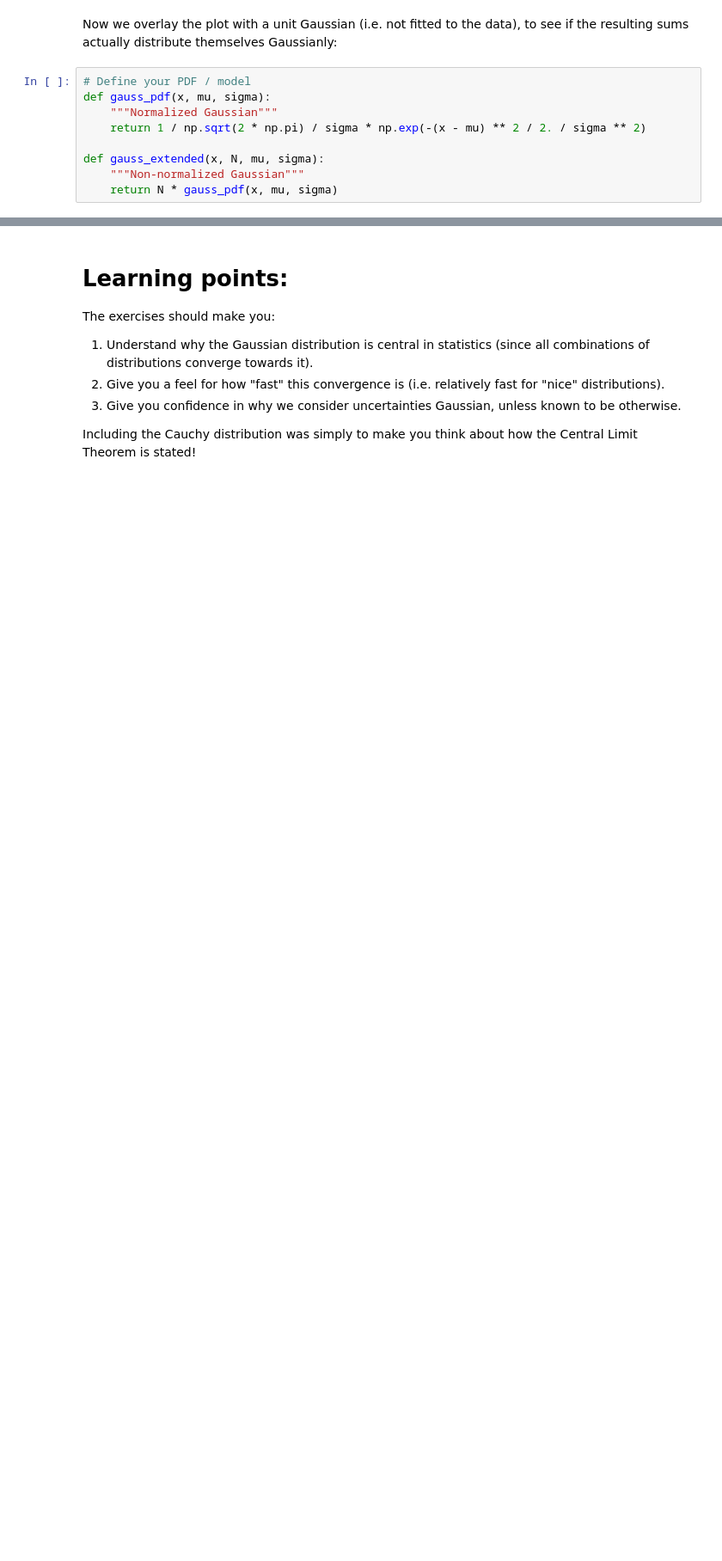
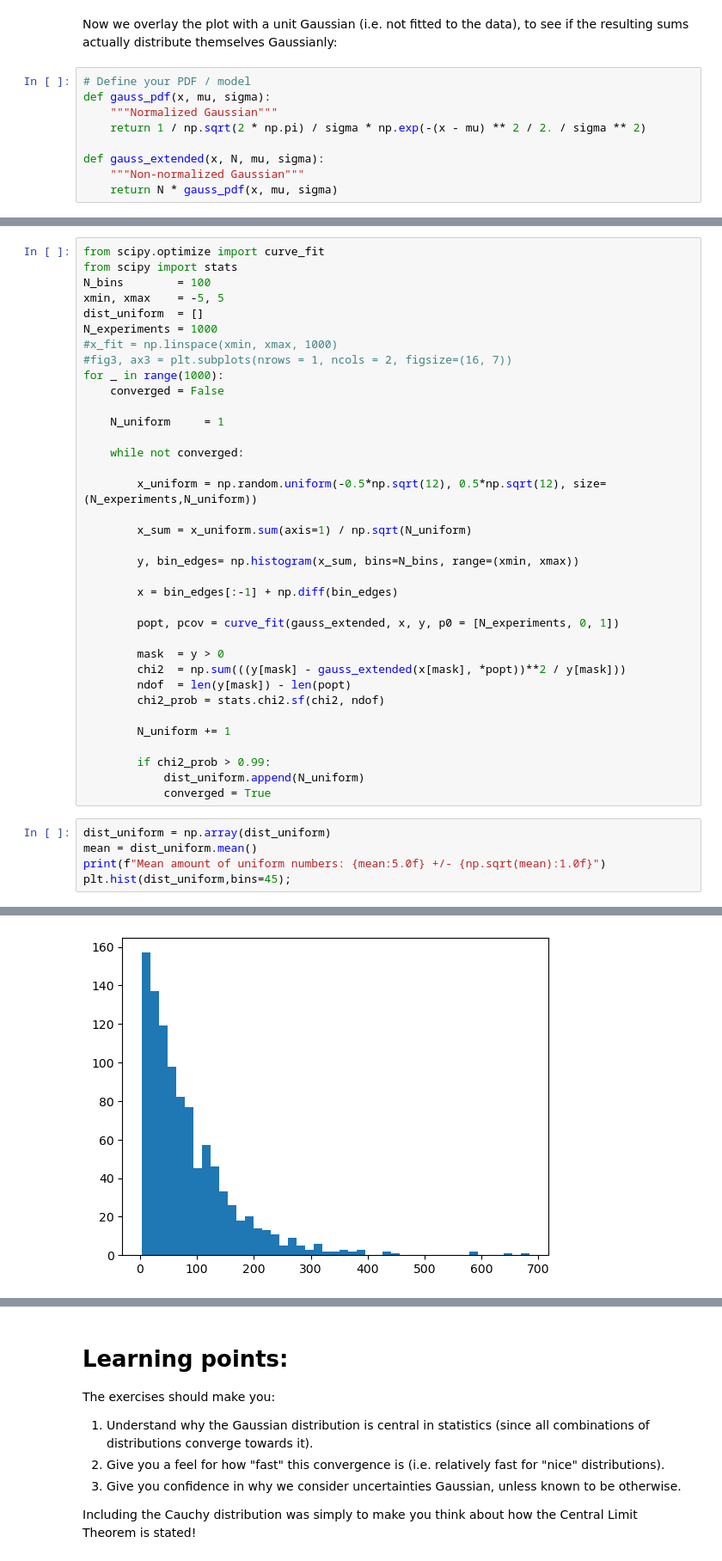
Before and after one commit to KOBJA/AppStat2022, a Jupyter notebook: Week1/CentralLimit/CentralLimit_original.ipynb, the cells around one changed output, grey strips where cells are left out. Shown: that part at 86% size. Cells and saved outputs as stored; diff of their text form; blank space fills up the shorter version.

```diff
--- a/Week1/CentralLimit/CentralLimit_original.ipynb
+++ b/Week1/CentralLimit/CentralLimit_original.ipynb
@@ -210,0 +213,42 @@ fig2
+# %%
+from scipy.optimize import curve_fit
+from scipy import stats
+N_bins        = 100
+xmin, xmax    = -5, 5
+dist_uniform  = []
+N_experiments = 1000
+#x_fit = np.linspace(xmin, xmax, 1000)
+#fig3, ax3 = plt.subplots(nrows = 1, ncols = 2, figsize=(16, 7))
+for _ in range(1000):
+    converged = False
+
+    N_uniform     = 1
+
+    while not converged:
+
+        x_uniform = np.random.uniform(-0.5*np.sqrt(12), 0.5*np.sqrt(12), size=(N_experiments,N_uniform))
+
+        x_sum = x_uniform.sum(axis=1) / np.sqrt(N_uniform)
+
+        y, bin_edges= np.histogram(x_sum, bins=N_bins, range=(xmin, xmax))
+
+        x = bin_edges[:-1] + np.diff(bin_edges)
+
+        popt, pcov = curve_fit(gauss_extended, x, y, p0 = [N_experiments, 0, 1])
+
+        mask  = y > 0
+        chi2  = np.sum(((y[mask] - gauss_extended(x[mask], *popt))**2 / y[mask]))
+        ndof  = len(y[mask]) - len(popt)
+        chi2_prob = stats.chi2.sf(chi2, ndof)
+
+        N_uniform += 1
+
+        if chi2_prob > 0.99:
+            dist_uniform.append(N_uniform)
+            converged = True
+# %%
+dist_uniform = np.array(dist_uniform)
+mean = dist_uniform.mean()
+print(f"Mean amount of uniform numbers: {mean:5.0f} +/- {np.sqrt(mean):1.0f}")
+plt.hist(dist_uniform,bins=45);
+# %% [output]
@@ -210,0 +256 @@ fig2
+[figure, added]
```
Also changed, not shown: parts of 10 cells of this notebook.
